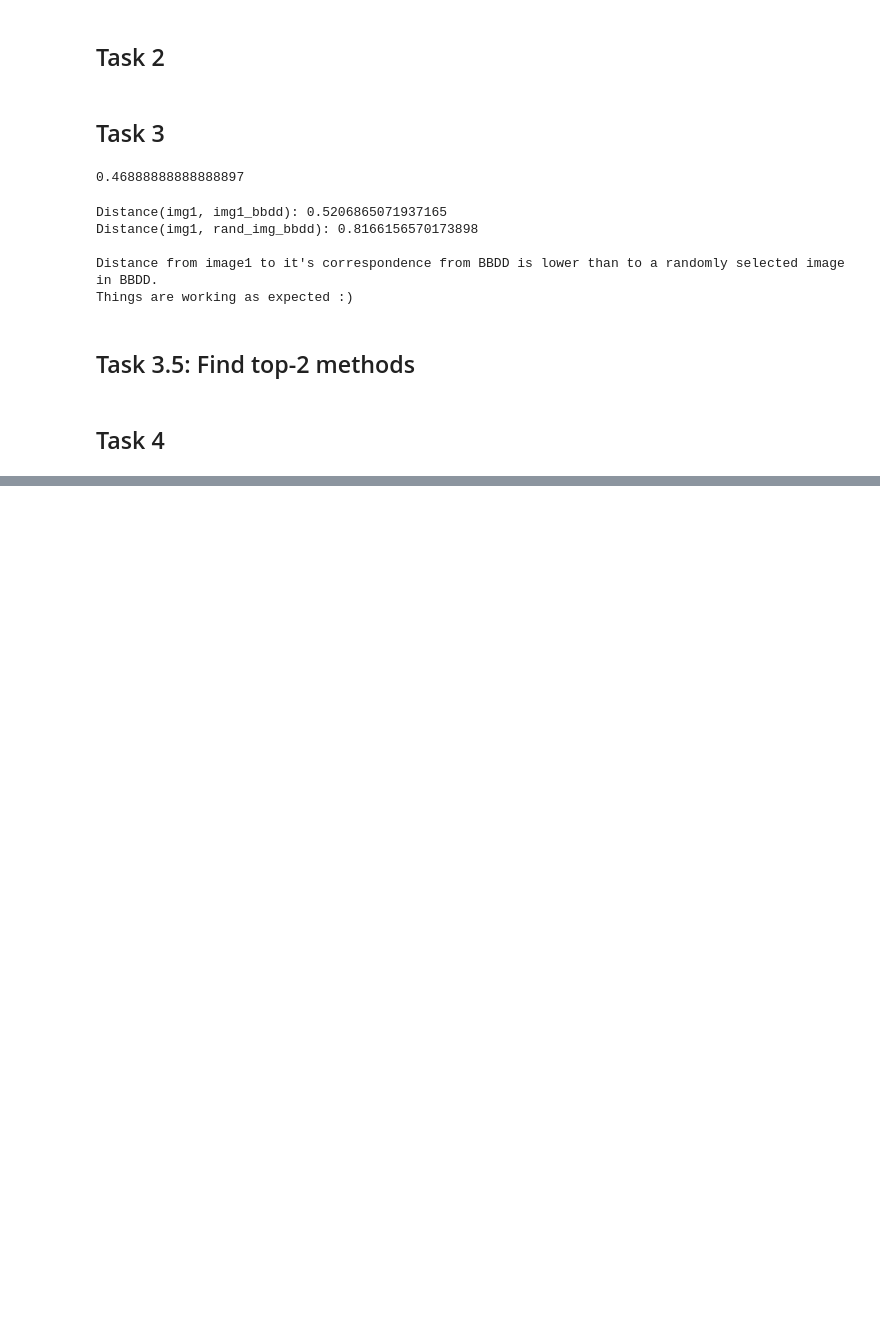
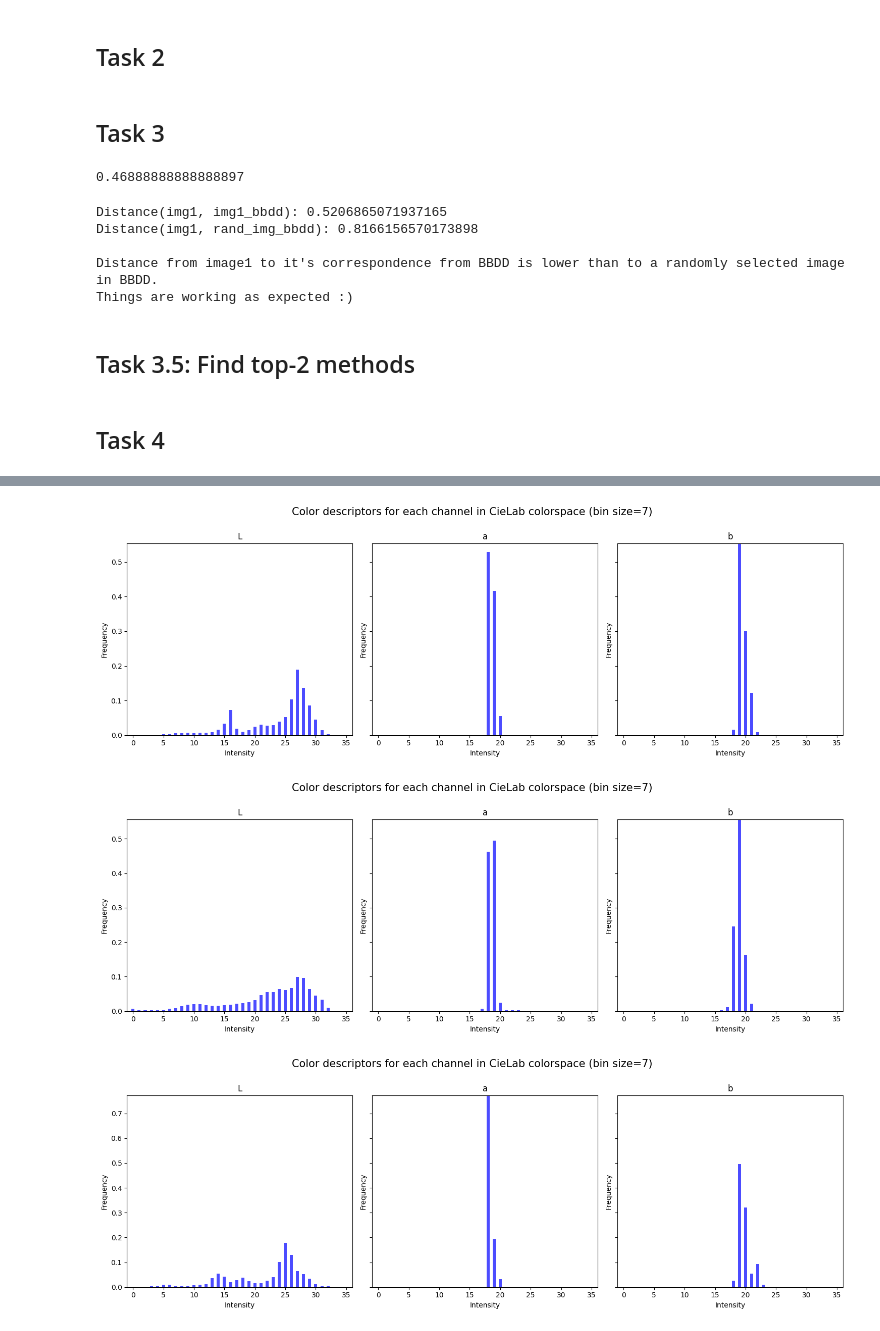
Before and after one commit to MCV-2024-C1-Project/Team5, a Jupyter notebook: working_notebook.ipynb, the cells around one changed output, grey strips where cells are left out. Drawn from its saved outputs; the diff is of its cells as text; code cells hidden in the pictures; blank space fills up the shorter version.

```diff
--- a/working_notebook.ipynb
+++ b/working_notebook.ipynb
@@ -148,0 +302,12 @@ Format: For each test query in QST1, a list of the K=10 best results:
+# %%
+query_dataset.images[5].plot_histograms()
+for image in bdd_dataset.images:
+    if image.index == 278:
+        image.plot_histograms()
+for image in bdd_dataset.images:
+    if image.index == 182:
+        image.plot_histograms()
+# %% [output]
+[figure, added]
+[figure, added]
+[figure, added]
```
Also changed, not shown: parts of 14 cells of this notebook, 2 other files.
